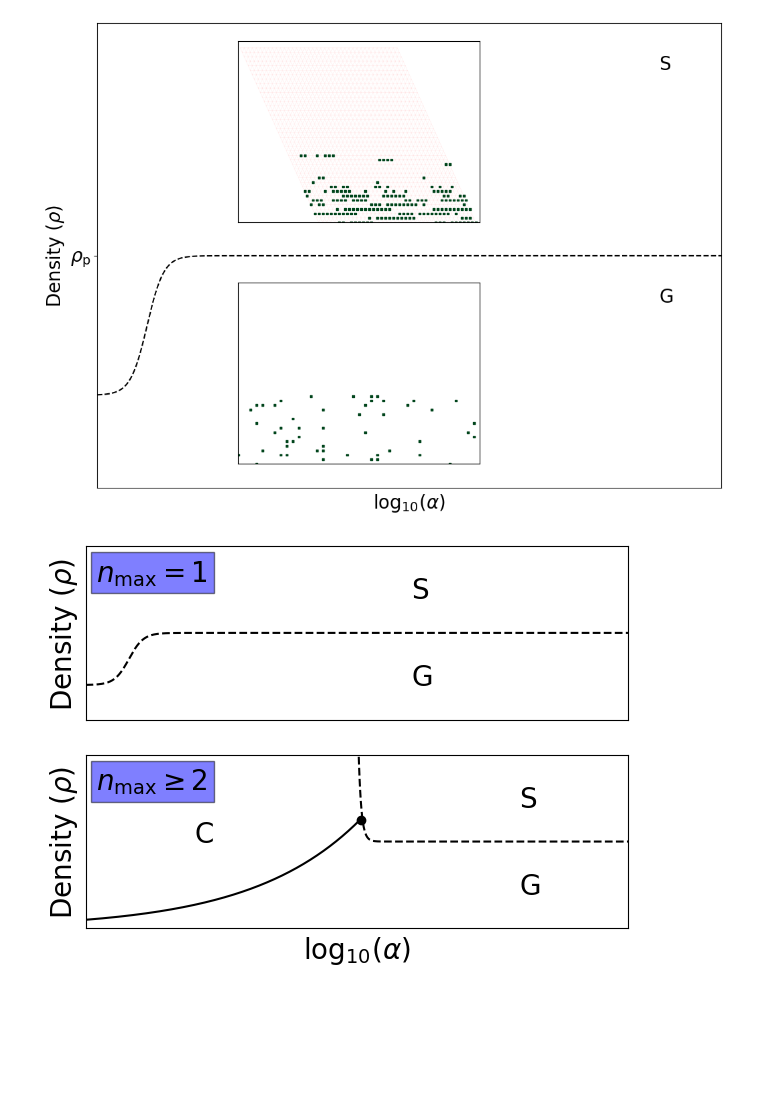
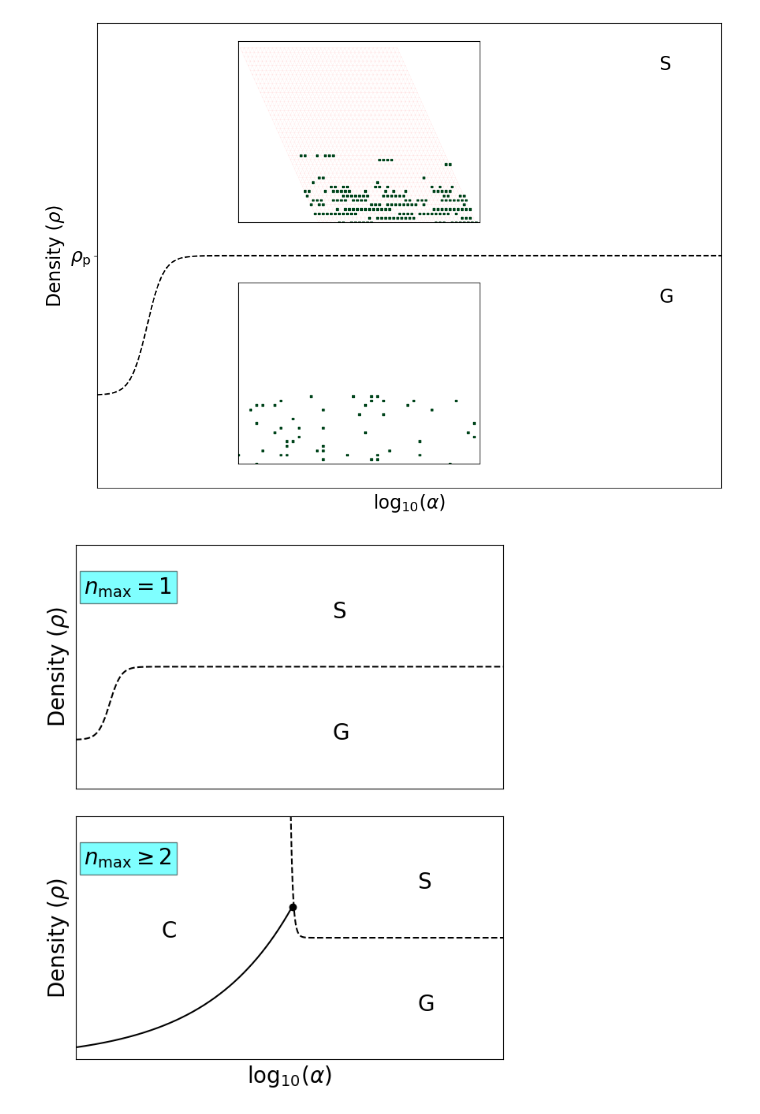
Before and after one commit to larstors/BA, a Jupyter notebook: code_from_richard/lars_sim/Data/for_latex/phased.ipynb, the cells around one changed output. Saved outputs shown, nothing was run; the diff lists cells and outputs as text; code cells hidden in the pictures; blank space fills up the shorter version.

```diff
--- a/code_from_richard/lars_sim/Data/for_latex/phased.ipynb
+++ b/code_from_richard/lars_sim/Data/for_latex/phased.ipynb
@@ -274,35 +274,35 @@ plt.savefig("phase_diagram_maybe_1.pdf", dpi=200)
 # %% [output]
 [figure]
 # %%
-fig, ax = plt.subplots(nrows=2, ncols=1, sharex=True)
+fig, ax = plt.subplots(nrows=2, ncols=1, sharex=True, figsize=(6.4, 7.5))
 
 ax[0].plot(a, sigm(a), "k--")
 ax[0].text(0, .7, "S")
 ax[0].text(0, .2, "G")
-ax[0].text(-2.9, .8, r"$n_\mathrm{max}=1$", bbox=dict(facecolor='blue', alpha=0.5))
+ax[0].text(-2.9, .8, r"$n_\mathrm{max}=1$", bbox=dict(facecolor='cyan', alpha=0.5))
 #ax.text(max(alow)+.1, fir(max(alow)),  "")
 ax[0].set_ylabel(r"Density ($\rho$)")
 ax[0].set_xticks([])
 ax[0].set_xticklabels([])
 ax[0].set_yticks([])
 ax[0].axis([-3, 2, 0, 1])
 
-ax[1].text(-2.9, .8, r"$n_\mathrm{max}\geq2$", bbox=dict(facecolor='blue', alpha=0.5))
+ax[1].text(-2.9, .8, r"$n_\mathrm{max}\geq2$", bbox=dict(facecolor='cyan', alpha=0.5))
 ax[1].plot(ahigh-2, sec(ahigh), "k--")
 ax[1].plot(alow, fir(alow), "k-")
 ax[1].plot(max(alow)+.01, fir(max(alow)), "ko")
 ax[1].text(-2, 0.5, "C")
 ax[1].text(1, 0.7, "S")
 ax[1].text(1, 0.2, "G")
 #ax.text(max(alow)+.1, fir(max(alow)),  "")
 ax[1].set_xlabel(r"$\log_{10}(\alpha)$")
 ax[1].set_ylabel(r"Density ($\rho$)")
 ax[1].set_xticks([])
 ax[1].set_xticklabels([])
 ax[1].set_yticks([])
 ax[1].axis([-3, 2, 0, 1])
 
 plt.tight_layout()
-plt.savefig("phase_diagram_maybe_test.pdf", dpi=500, bbox_inches="tight")
+plt.savefig("phase_diagram_maybe_test.svg", dpi=500, bbox_inches="tight")
 # %% [output]
-[figure, old version]
+[figure, new version]
```
Also changed, not shown: 5 other files.
